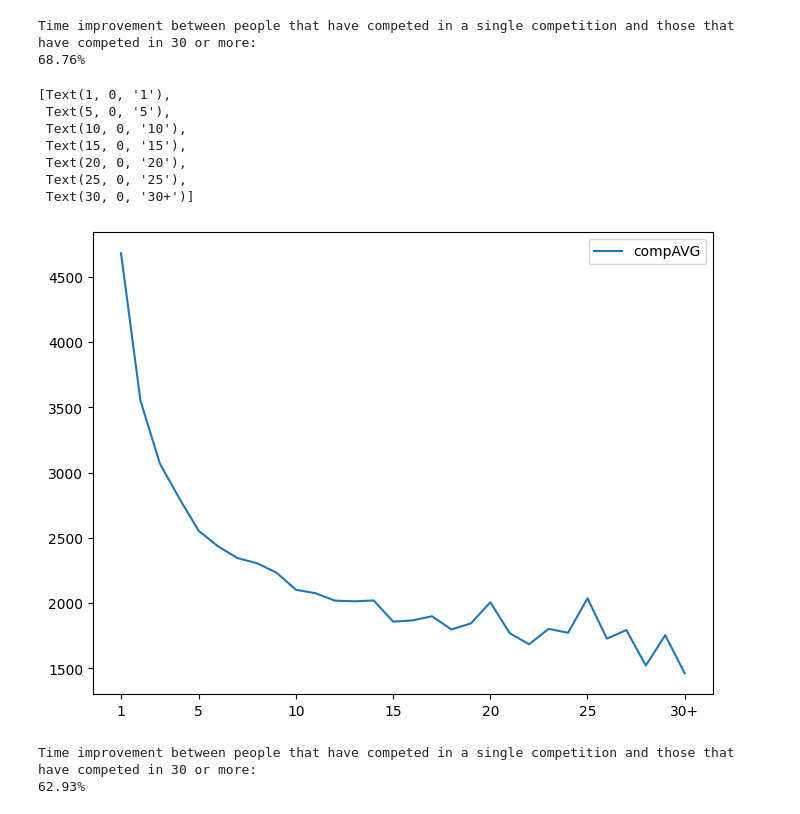
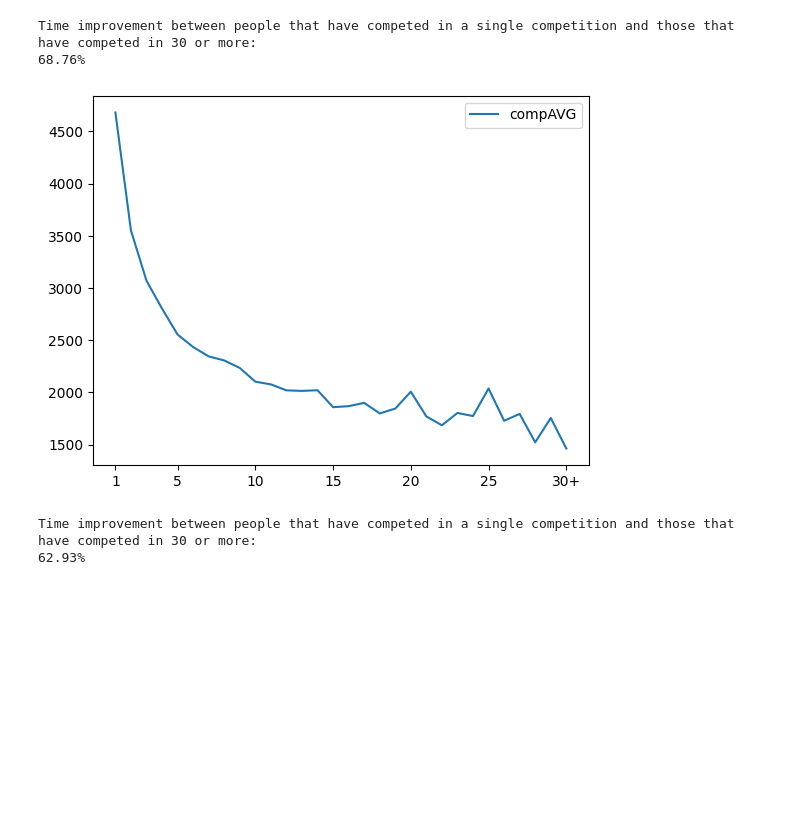
Before and after one commit to oskarkuuse/IDSproject, a Jupyter notebook: notebooks/performance.ipynb, the cells around one changed output. Saved outputs shown, nothing was run; the diff lists cells and outputs as text; code cells hidden in the pictures; blank space fills up the shorter version.

```diff
--- a/notebooks/performance.ipynb
+++ b/notebooks/performance.ipynb
@@ -9,34 +9,30 @@ plt.style.use('default')
 # %%
 # Number of competitions participated vs average 3x3x3 cube means
 
 compsAverages333 = pd.read_csv("../datasets/compsAverages333.csv")
 
 groupedMeans = compsAverages333.groupby(by=['comps']).mean()
 head = groupedMeans[:29]
 tail = pd.DataFrame({"compAVG": groupedMeans[30:].mean()[0]}, index=[30])
 combinedGroupedMeans = pd.concat([head, tail])
 
 improvement = ((combinedGroupedMeans.iloc[0] - combinedGroupedMeans.iloc[29]) / combinedGroupedMeans.iloc[0])[0]
 print("Time improvement between people that have competed in a single competition and those that have competed in 30 or more:")
 print(f"{np.round(((combinedGroupedMeans.iloc[0] - combinedGroupedMeans.iloc[29]) / combinedGroupedMeans.iloc[0])[0] * 100, 2)}%")
 
 altIndex = [str(x) for x in range(1, 30, 2)]
 altIndex.append("30+")
 
 ax = combinedGroupedMeans.plot()
 ax.set_xticks([1, 5, 10, 15, 20, 25, 30])
 ax.set_xticklabels([str(x) for x in [1, 5, 10, 15, 20, 25]] + ["30+"])
+
+fig = ax.get_figure()
+fig.savefig('../images/test3.png', bbox_inches='tight')
 # %% [output]
 Time improvement between people that have competed in a single competition and those that have competed in 30 or more:
 68.76%
-[Text(1, 0, '1'),
- Text(5, 0, '5'),
- Text(10, 0, '10'),
- Text(15, 0, '15'),
- Text(20, 0, '20'),
- Text(25, 0, '25'),
- Text(30, 0, '30+')]
-[figure, old version]
+[figure, new version]
 # %%
 # Number of competitions participated vs average 2x2x2 cube means
 
```
Also changed, not shown: parts of 6 cells of this notebook, 2 other files.
